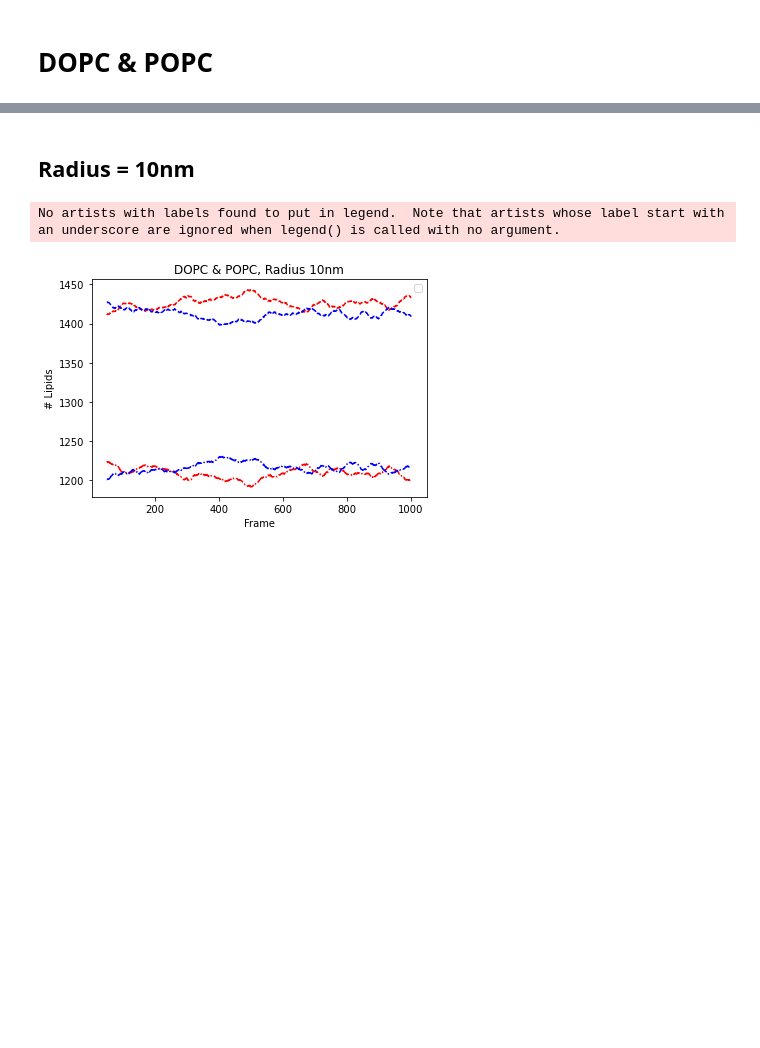
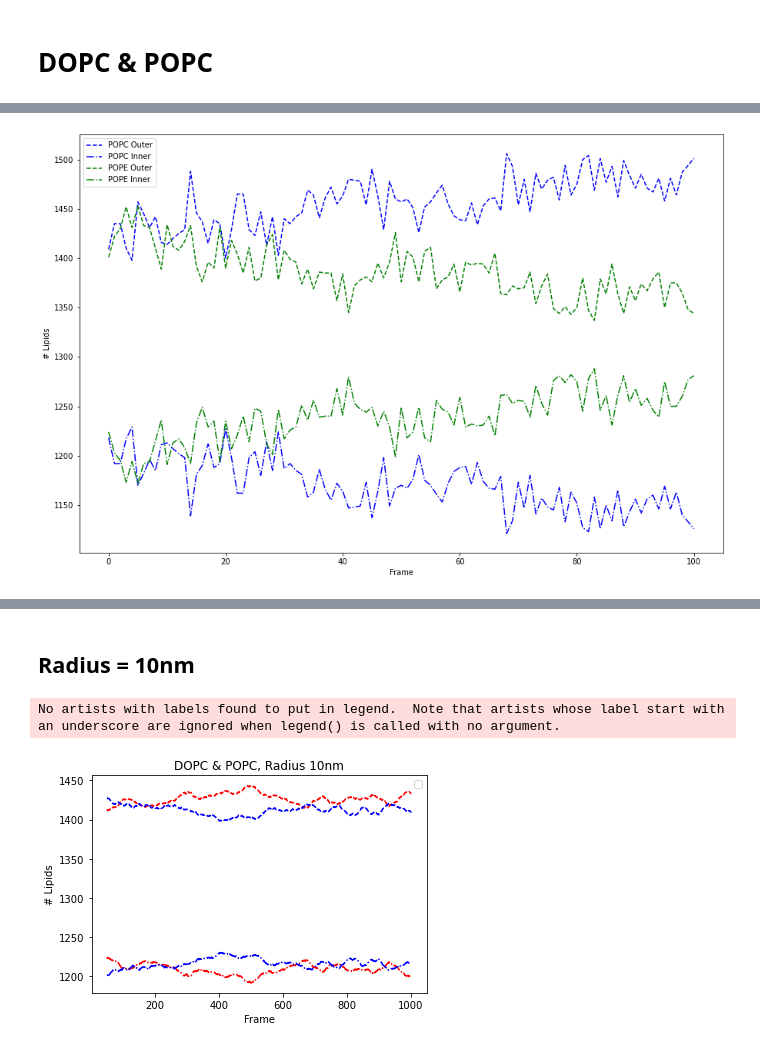
Before and after one commit to MoMS-MMSB/lipid_sorting, a Jupyter notebook: Sample Systems Analysis.ipynb, the cells around one changed output, grey strips where cells are left out. Saved outputs shown, nothing was run; the diff lists cells and outputs as text; code cells hidden in the pictures; blank space fills up the shorter version.

```diff
--- a/Sample Systems Analysis.ipynb
+++ b/Sample Systems Analysis.ipynb
@@ -55,0 +44,4 @@ modules.csv_to_plot(POPC_POPE_30, ["POPC", "POPE"], colours=colours)
+# %%
+modules.csv_to_plot(POPC_POPE_10, ["POPC", "POPE"], rolling=1, colours=colours)
+# %% [output]
+[figure, added]
```
Also changed, not shown: parts of 13 cells of this notebook, 43 other files.
